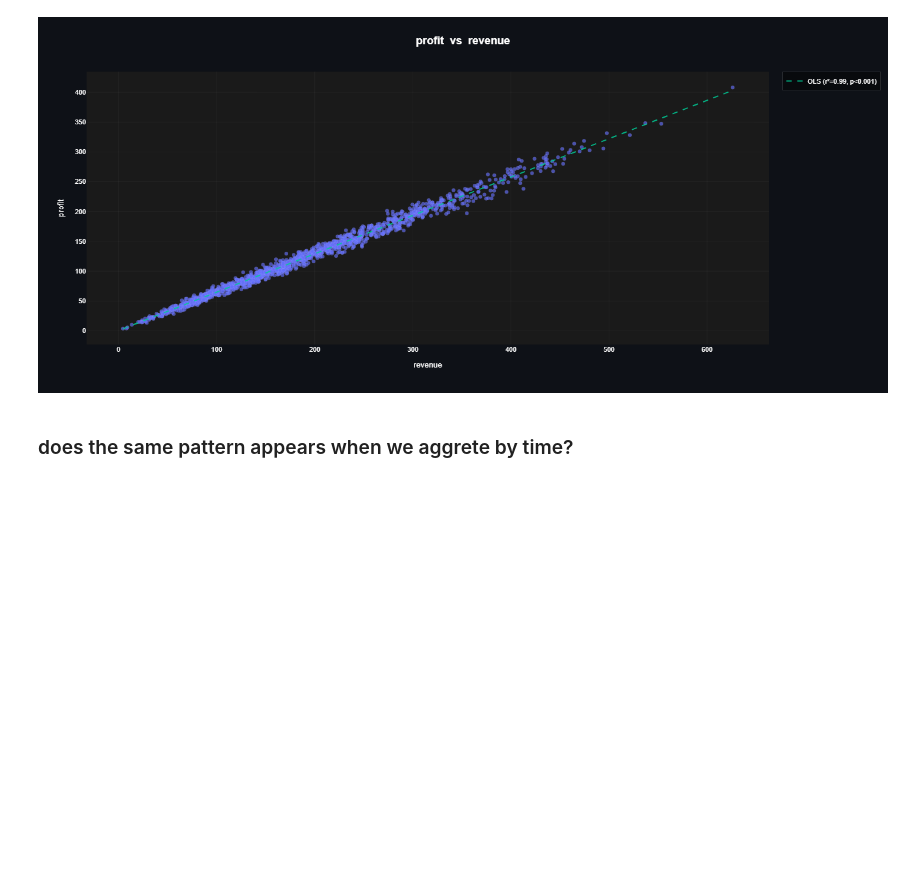
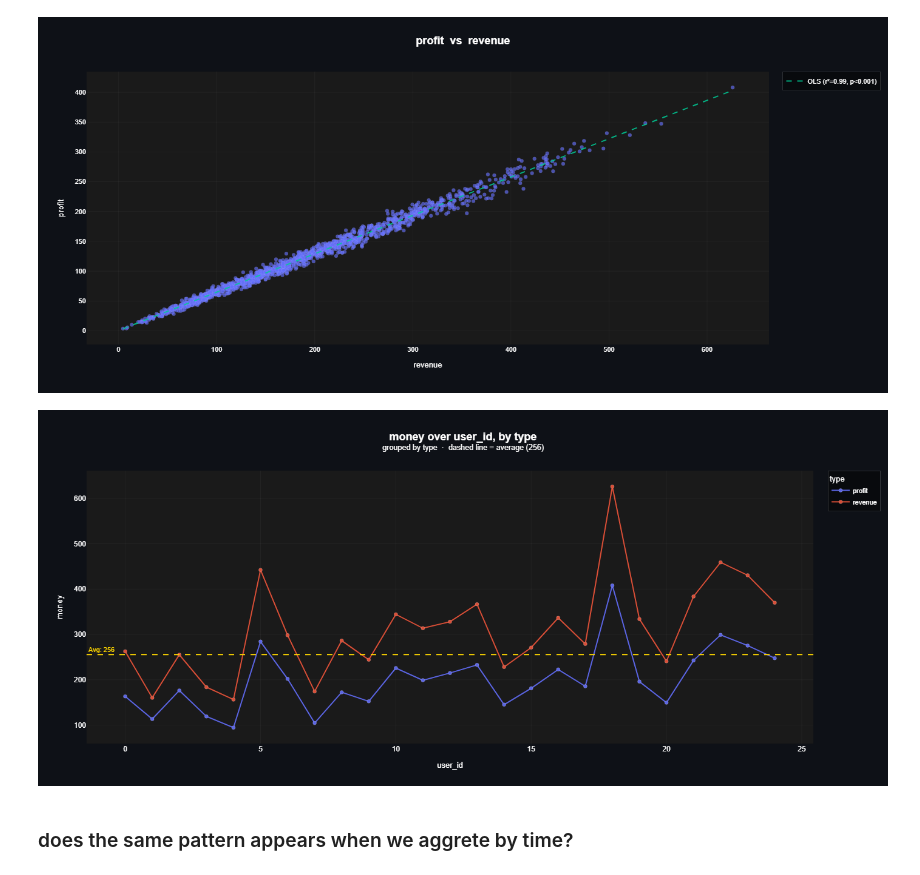
Before and after one commit to arianmokhtariha/Delivr-Business-Analysis, a Jupyter notebook: revenue-cost-profit.ipynb, the cells around one changed output. Drawn from its saved outputs; the diff is of its cells as text; code cells hidden in the pictures; blank space fills up the shorter version.

Commit message:
- added lineplot to revenue-cost-profit analysis

```diff
--- a/revenue-cost-profit.ipynb
+++ b/revenue-cost-profit.ipynb
@@ -153,6 +153,32 @@ revenue_profit_scatter_plot = scatter_plot(df=df_revenue_profit_scatter,
 revenue_profit_scatter_plot
 # %% [output]
 [figure]
+# %%
+df_revenue_profit_group = run_query('''
+select user_id,
+	   sum(order_quantity * meal_price) as money,
+	   'revenue' as type
+from orders inner join meals using(meal_id)
+group by user_id
+union all
+select user_id,
+	   sum(order_quantity * (meal_price - meal_cost)) as money,
+	   'profit' as type
+from orders inner join meals using(meal_id)
+group by user_id
+order by user_id
+limit 50;
+''')
+
+revenue_profit_lineplot = line_plot(df=df_revenue_profit_group,
+                                    x='user_id',
+                                    y='money',
+                                    group_col='type',
+                                    avg_line=True,
+                                    )
+revenue_profit_lineplot
+# %% [output]
+[figure, added]
 # %% [markdown]
 ### does the same pattern appears when we aggrete by time?
 # %%
```
